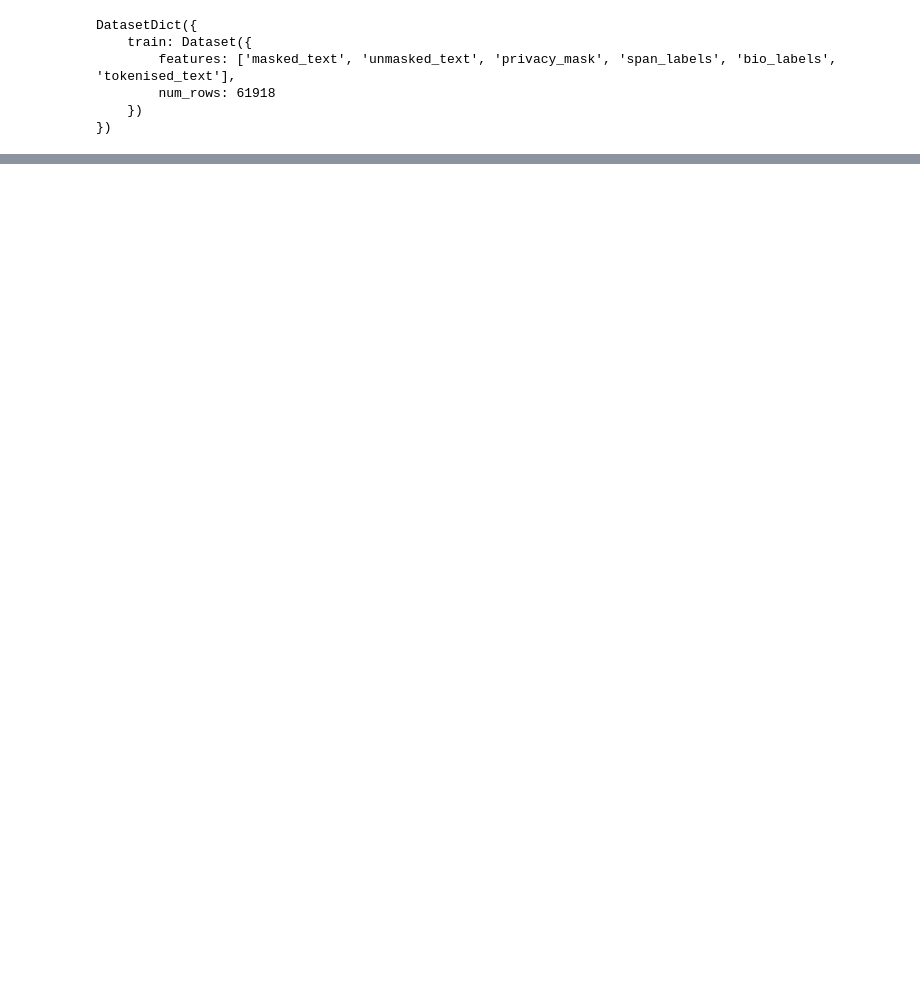
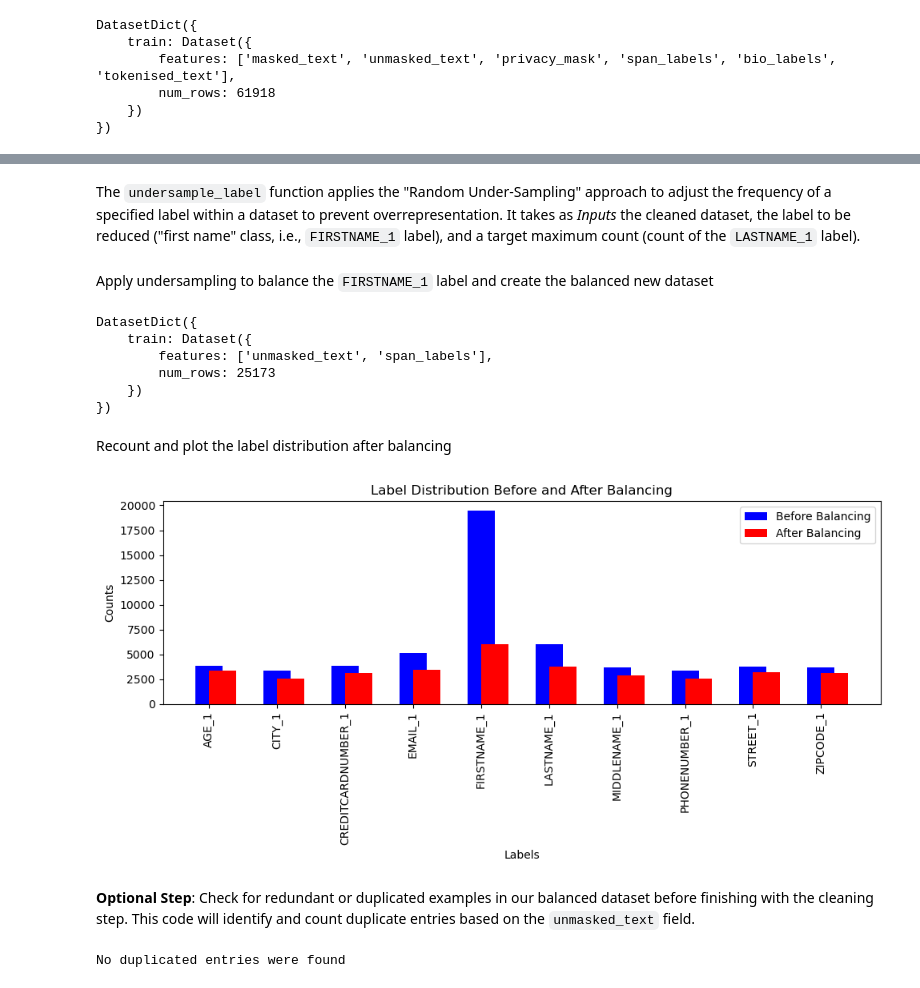
Before and after one commit to john-doe-typica-ai/nlp-on-oci, a Jupyter notebook: chapt-5/prepare_dataset.ipynb, the cells around one changed output, grey strips where cells are left out. Saved outputs shown, nothing was run; the diff lists cells and outputs as text; code cells hidden in the pictures; blank space fills up the shorter version.

```diff
--- a/chapt-5/prepare_dataset.ipynb
+++ b/chapt-5/prepare_dataset.ipynb
@@ -106,0 +212,79 @@ Dataset({
+# %% [markdown]
+The `undersample_label` function applies the "Random Under-Sampling" approach to adjust the frequency of a specified label within a dataset to prevent overrepresentation. It takes as *Inputs* the  cleaned dataset, the label to be reduced ("first name" class, i.e., `FIRSTNAME_1` label), and a target maximum count (count of the `LASTNAME_1` label).
+# %%
+import random
+
+def undersample_label(dataset, label_to_undersample, target_count):
+    """Reduces the occurrences of a specified label to a target count."""
+    examples_with_label = [ex for ex in dataset if label_to_undersample in extract_labels(ex['span_labels'])]
+    examples_without_label = [ex for ex in dataset if label_to_undersample not in extract_labels(ex['span_labels'])]
+
+    if len(examples_with_label) > target_count:
+        examples_with_label = random.sample(examples_with_label, target_count)
+
+    new_dataset = examples_with_label + examples_without_label
+    random.shuffle(new_dataset)  # Shuffle for a uniform distribution
+    return new_dataset
+# %% [markdown]
+Apply undersampling to balance the `FIRSTNAME_1` label and create the balanced new dataset
+# %%
+# Apply undersampling to balance the 'FIRSTNAME_1' label
+target_count_for_firstname = 6007  # Assuming 'LASTNAME_1' count as target
+balanced_ds_list = undersample_label(cleaned_dataset['train'], 'FIRSTNAME_1', target_count_for_firstname)
+
+
+# Convert the 'train' dictionary (contains a list of dictionaries) to a Hugging Face dataset
+balanced_dataset = DatasetDict({
+    'train': Dataset.from_dict({
+    'unmasked_text': [ex['unmasked_text'] for ex in balanced_ds_list],
+    'span_labels': [ex['span_labels'] for ex in balanced_ds_list]
+    })
+  })
+# %%
+balanced_dataset
+# %% [output]
+DatasetDict({
+    train: Dataset({
+        features: ['unmasked_text', 'span_labels'],
+        num_rows: 25173
+    })
+})
+# %% [markdown]
+Recount and plot the label distribution after balancing
+# %%
+# Recalculate the new label counts
+new_label_counts = count_labels(balanced_dataset)
+
+# plot the new label distribution
+plot_distributions(label_counts, new_label_counts)  # Plot the label counts
+# %% [output]
+[figure, added]
+# %% [markdown]
+**Optional Step**: Check for redundant or duplicated examples in our balanced dataset before finishing with the cleaning step. This code will identify and count duplicate entries based on the `unmasked_text` field.
+# %%
+from collections import Counter
+
+def check_duplicates(dataset):
+    # Extract texts to check for duplicates
+    texts = [example['unmasked_text'] for example in dataset]
+
+    # Count each text's occurrences in the dataset
+    text_counts = Counter(texts)
+
+    # Identify texts that occur more than once
+    duplicates = {text: count for text, count in text_counts.items() if count > 1}
+
+    return duplicates
+
+# Check duplicates for balanced_dataset
+duplicates = check_duplicates(balanced_dataset['train'])
+
+# Print out duplicates and their counts
+if len(duplicates) > 0 :
+    print("Duplicated entries and their counts:")
+    for text, count in duplicates.items():
+        print(f"Text: {text} | Count: {count}")
+else:
+    print("No duplicated entries were found")
+# %% [output]
+No duplicated entries were found
```
Also changed, not shown: parts of 42 cells of this notebook, 1 other file.
